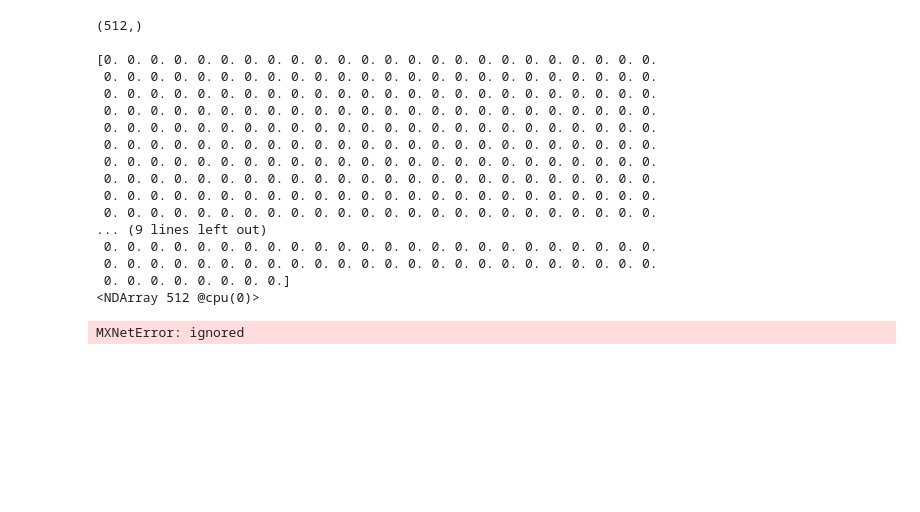
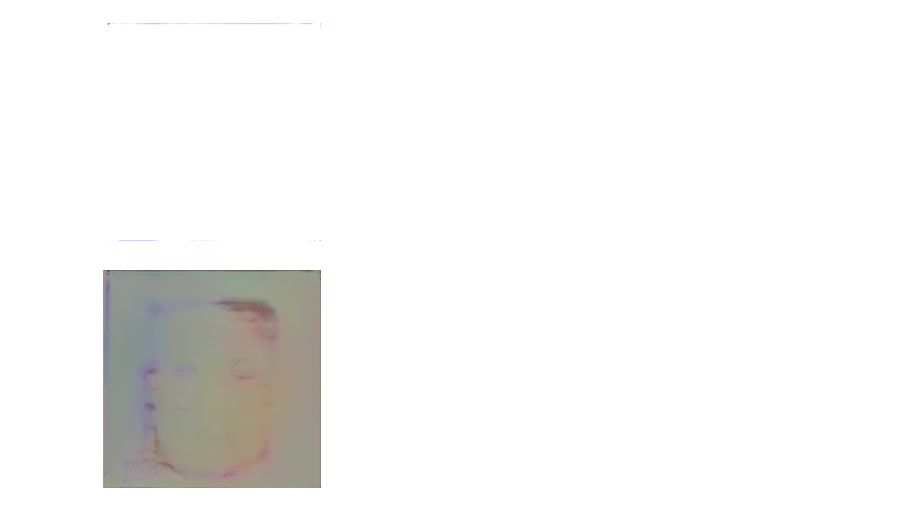
Before and after one commit to Kieranosaurus/HYPER, a Jupyter notebook: MXNet_PGGAN.ipynb, the cells around one changed output. Saved outputs shown, nothing was run; the diff lists cells and outputs as text; code cells hidden in the pictures; blank space fills up the shorter version.

```diff
--- a/MXNet_PGGAN.ipynb
+++ b/MXNet_PGGAN.ipynb
@@ -24,5 +35,0 @@ Requirement already satisfied: urllib3!=1.25.0,!=1.25.1,<1.26,>=1.21.1 in /usr/l
-# %%
-def load_weights():
-    with open('pggan_weights', 'rb') as f:
-        wb = pickle.load(f)
-    return wb
@@ -162,5 +35,0 @@ class Net(gluon.Block):
-# %%
-wb = load_weights()
-print(len(wb),"\n")
-for i in range(len(wb)):
-    print("Index %d: %d" % (i, len(wb[i])))
@@ -171,28 +341,30 @@ net.collect_params().initialize(init.Normal())
 # Get latents from test data stimuli
 with open('data_sub1_4096.dat', 'rb') as fp:
     _, _, _, T_test = pickle.load(fp)
-# %%
-faces = []
-latents = nd.array(T_test)
-for i in range(latents.shape[0]):
-    latent = nd.expand_dims(latents[i], 0)
-    faces.append(net(latent))
-# %% [output]
-(512,)
-
-[0. 0. 0. 0. 0. 0. 0. 0. 0. 0. 0. 0. 0. 0. 0. 0. 0. 0. 0. 0. 0. 0. 0. 0.
- 0. 0. 0. 0. 0. 0. 0. 0. 0. 0. 0. 0. 0. 0. 0. 0. 0. 0. 0. 0. 0. 0. 0. 0.
- 0. 0. 0. 0. 0. 0. 0. 0. 0. 0. 0. 0. 0. 0. 0. 0. 0. 0. 0. 0. 0. 0. 0. 0.
- 0. 0. 0. 0. 0. 0. 0. 0. 0. 0. 0. 0. 0. 0. 0. 0. 0. 0. 0. 0. 0. 0. 0. 0.
- 0. 0. 0. 0. 0. 0. 0. 0. 0. 0. 0. 0. 0. 0. 0. 0. 0. 0. 0. 0. 0. 0. 0. 0.
- 0. 0. 0. 0. 0. 0. 0. 0. 0. 0. 0. 0. 0. 0. 0. 0. 0. 0. 0. 0. 0. 0. 0. 0.
- 0. 0. 0. 0. 0. 0. 0. 0. 0. 0. 0. 0. 0. 0. 0. 0. 0. 0. 0. 0. 0. 0. 0. 0.
- 0. 0. 0. 0. 0. 0. 0. 0. 0. 0. 0. 0. 0. 0. 0. 0. 0. 0. 0. 0. 0. 0. 0. 0.
- 0. 0. 0. 0. 0. 0. 0. 0. 0. 0. 0. 0. 0. 0. 0. 0. 0. 0. 0. 0. 0. 0. 0. 0.
- 0. 0. 0. 0. 0. 0. 0. 0. 0. 0. 0. 0. 0. 0. 0. 0. 0. 0. 0. 0. 0. 0. 0. 0.
-... (9 lines left out)
- 0. 0. 0. 0. 0. 0. 0. 0. 0. 0. 0. 0. 0. 0. 0. 0. 0. 0. 0. 0. 0. 0. 0. 0.
- 0. 0. 0. 0. 0. 0. 0. 0. 0. 0. 0. 0. 0. 0. 0. 0. 0. 0. 0. 0. 0. 0. 0. 0.
- 0. 0. 0. 0. 0. 0. 0. 0.]
-<NDArray 512 @cpu(0)>
-MXNetError: ignored
+# %%
+# latents = nd.array(T_test, ctx=gpu(0))
+latents = nd.array(T_test)
+net.forward(nd.expand_dims(latents[0], 0))
+# print(net.collect_params('.*bias'))
+net = load_weights(net)
+face = face_from_latent(net, latents, '/content/mxnet/')
+# %% [output]
+[figure, added]
+# %%
+for i in range(len(face[0])):
+    face[0][i] = (face[0][i] - face[0][i].min()) / (face[0][i].max() - face[0][i].min())
+
+face = nd.clip(nd.rint(face * 255.0), 0.0, 255.0).astype('uint8')
+face = face.transpose((0, 3, 2, 1))
+if not os.path.exists('/content/test/'):
+    os.mkdir('/content/test/')
+save_path = os.path.join('/content/test/', 'test0.png')
+image = face.asnumpy()
+Image.fromarray(image[0], 'RGB').save(save_path)
+
+img = mpimg.imread(save_path)
+plt.axis('off')
+plt.imshow(img)
+plt.show()
+# %% [output]
+[figure, added]
```
Also changed, not shown: parts of 13 cells of this notebook.
